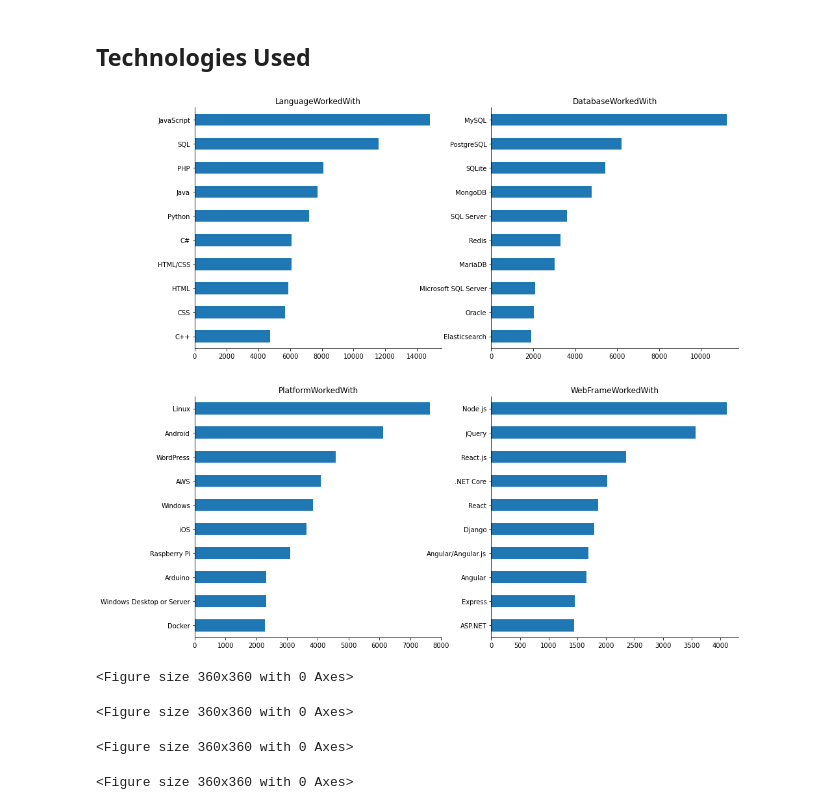
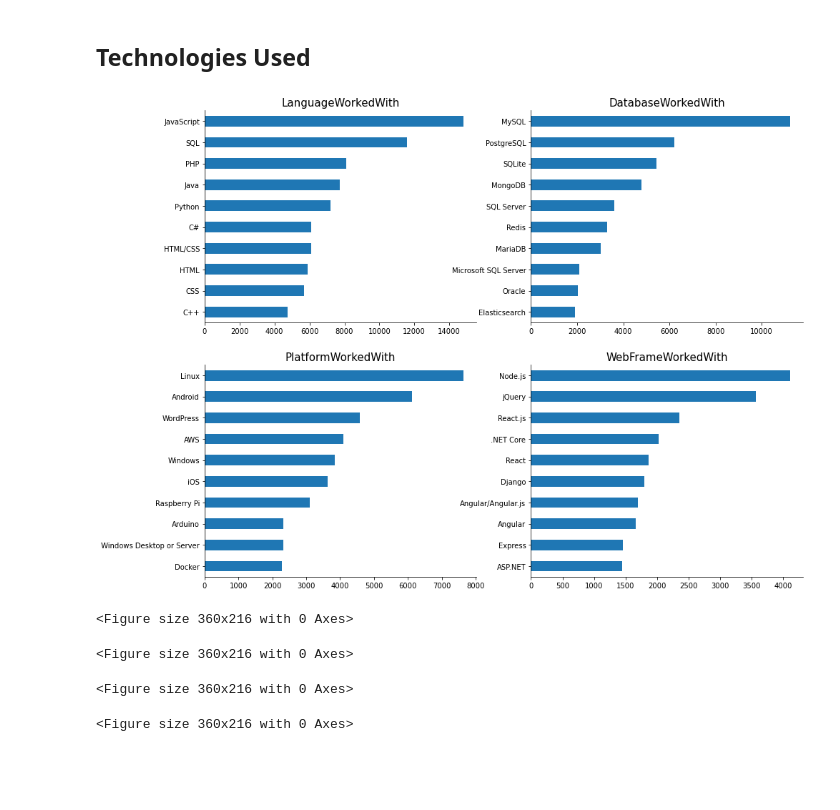
Before and after one commit to aldrinlambon/stackoverflow-survey-data-analysis, a Jupyter notebook: DataPreparation.ipynb, the cells around one changed output. Saved outputs shown, nothing was run; the diff lists cells and outputs as text; code cells hidden in the pictures; blank space fills up the shorter version.

Commit message:
Plot revisions
Labels and figure size of plots in the analysis

```diff
--- a/DataPreparation.ipynb
+++ b/DataPreparation.ipynb
@@ -166,34 +166,34 @@ plt.show()
 # %% [markdown]
 ## Technologies Used
 # %%
-fig, ax = plt.subplots(2,2,figsize=(15,15))
+fig, ax = plt.subplots(2,2,figsize=(15,12))
 
 a = 0
 b = 0
 
 for col in ['LanguageWorkedWith','DatabaseWorkedWith','PlatformWorkedWith','WebFrameWorkedWith']:
-    plt.figure(figsize=(5,5))
+    plt.figure(figsize=(5,3))
 
     # seleting a subset df as bases for a subplot
     series = df_free[col].str.split(';').explode().str.strip().dropna()
     sub_df = series.value_counts().head(10).sort_values()
 
     # creating the plot and adding labels
     sub_df.plot.barh(ax=ax[a,b])
     ax[a,b].spines['right'].set_visible(False)
     ax[a,b].spines['top'].set_visible(False)
-    ax[a,b].set_title(str(col));
+    ax[a,b].set_title(str(col),fontsize=15);
 
     # iteration of the subplot position
     b+=1
     if(b==2):
         b=0
         a+=1
 
 plt.show();
 # %% [output]
-[figure, old version]
+[figure, new version]
-<Figure size 360x360 with 0 Axes>
+<Figure size 360x216 with 0 Axes>
-<Figure size 360x360 with 0 Axes>
+<Figure size 360x216 with 0 Axes>
-<Figure size 360x360 with 0 Axes>
+<Figure size 360x216 with 0 Axes>
-<Figure size 360x360 with 0 Axes>
+<Figure size 360x216 with 0 Axes>
```
Also changed, not shown: 1 other file.
